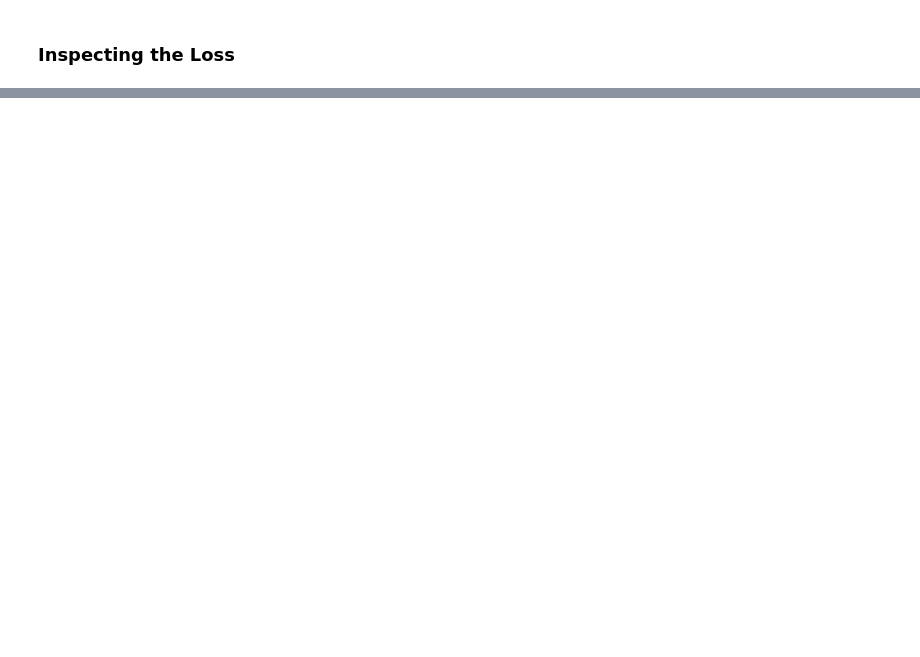
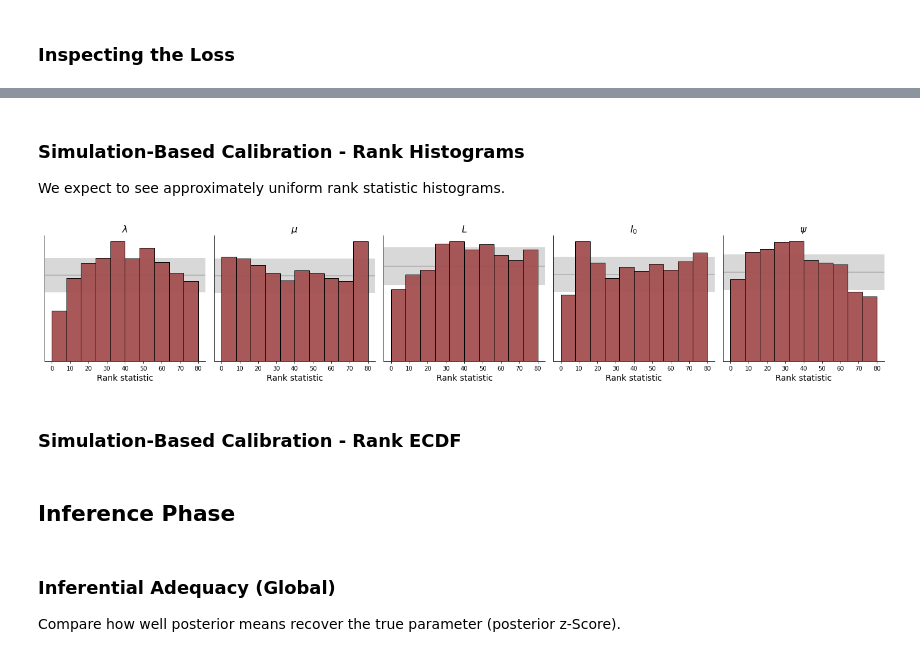
Before and after one commit to stefanradev93/BayesFlow, a Jupyter notebook: docs/source/tutorial_notebooks/Covid19_Initial_Posterior_Estimation.ipynb, the cells around one changed output, grey strips where cells are left out. Cells and saved outputs as stored; diff of their text form; code cells hidden in the pictures; blank space fills up the shorter version.

```diff
--- a/docs/source/tutorial_notebooks/Covid19_Initial_Posterior_Estimation.ipynb
+++ b/docs/source/tutorial_notebooks/Covid19_Initial_Posterior_Estimation.ipynb
@@ -327,0 +350,16 @@ f = trainer.diagnose_latent()
+# %% [markdown]
+### Simulation-Based Calibration - Rank Histograms
+
+We expect to see approximately uniform rank statistic histograms.
+# %%
+f = trainer.diagnose_sbc()
+# %% [output]
+[figure, added]
+# %% [markdown]
+### Simulation-Based Calibration - Rank ECDF
+# %% [markdown]
+## Inference Phase
+# %% [markdown]
+### Inferential Adequacy (Global)
+
+Compare how well posterior means recover the true parameter (posterior z-Score).
```
Also changed, not shown: parts of 33 cells of this notebook, 5 other files.
